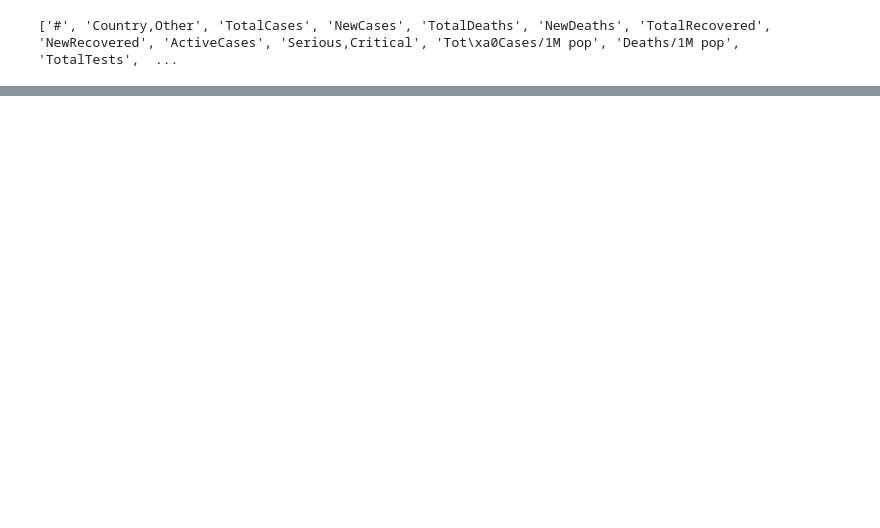
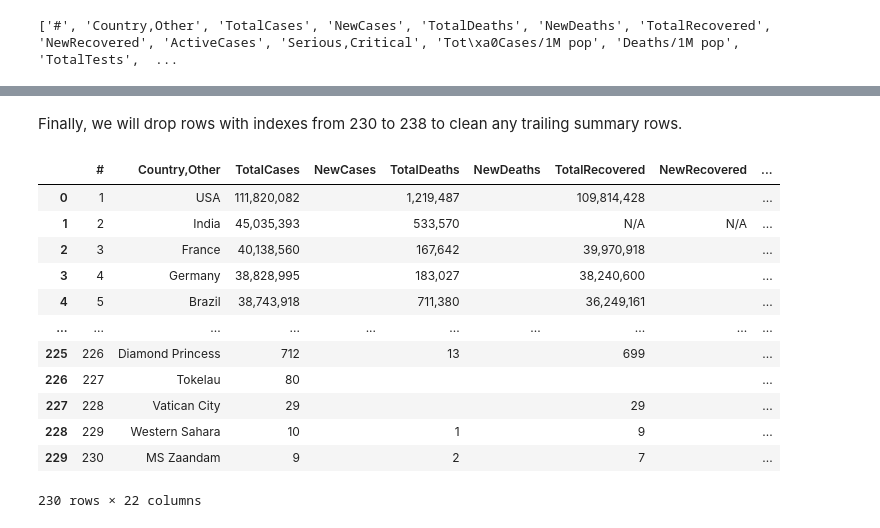
Before and after one commit to ujjwaltyagi2000/python-practice-corey, a Jupyter notebook: 16-beautiful_soup_example.ipynb, the cells around one changed output, grey strips where cells are left out. Saved outputs shown, nothing was run; the diff lists cells and outputs as text; code cells hidden in the pictures; blank space fills up the shorter version.

```diff
--- a/16-beautiful_soup_example.ipynb
+++ b/16-beautiful_soup_example.ipynb
@@ -106,0 +172,18 @@ df
+# %% [markdown]
+Finally, we will drop rows with indexes from 230 to 238 to clean any trailing summary rows.
+# %%
+df.drop(index = range(230,239))
+# %% [output]
+|  | # | Country,Other | TotalCases | NewCases | TotalDeaths | NewDeaths | TotalRecovered | NewRecovered | ... |
+| 0 | 1 | USA | 111,820,082 |  | 1,219,487 |  | 109,814,428 |  | ... |
+| 1 | 2 | India | 45,035,393 |  | 533,570 |  | N/A | N/A | ... |
+| 2 | 3 | France | 40,138,560 |  | 167,642 |  | 39,970,918 |  | ... |
+| 3 | 4 | Germany | 38,828,995 |  | 183,027 |  | 38,240,600 |  | ... |
+| 4 | 5 | Brazil | 38,743,918 |  | 711,380 |  | 36,249,161 |  | ... |
+| ... | ... | ... | ... | ... | ... | ... | ... | ... | ... |
+| 225 | 226 | Diamond Princess | 712 |  | 13 |  | 699 |  | ... |
+| 226 | 227 | Tokelau | 80 |  |  |  |  |  | ... |
+| 227 | 228 | Vatican City | 29 |  |  |  | 29 |  | ... |
+| 228 | 229 | Western Sahara | 10 |  | 1 |  | 9 |  | ... |
+| 229 | 230 | MS Zaandam | 9 |  | 2 |  | 7 |  | ... |
+230 rows × 22 columns
```
Also changed, not shown: parts of 28 cells of this notebook, 4 other files.
